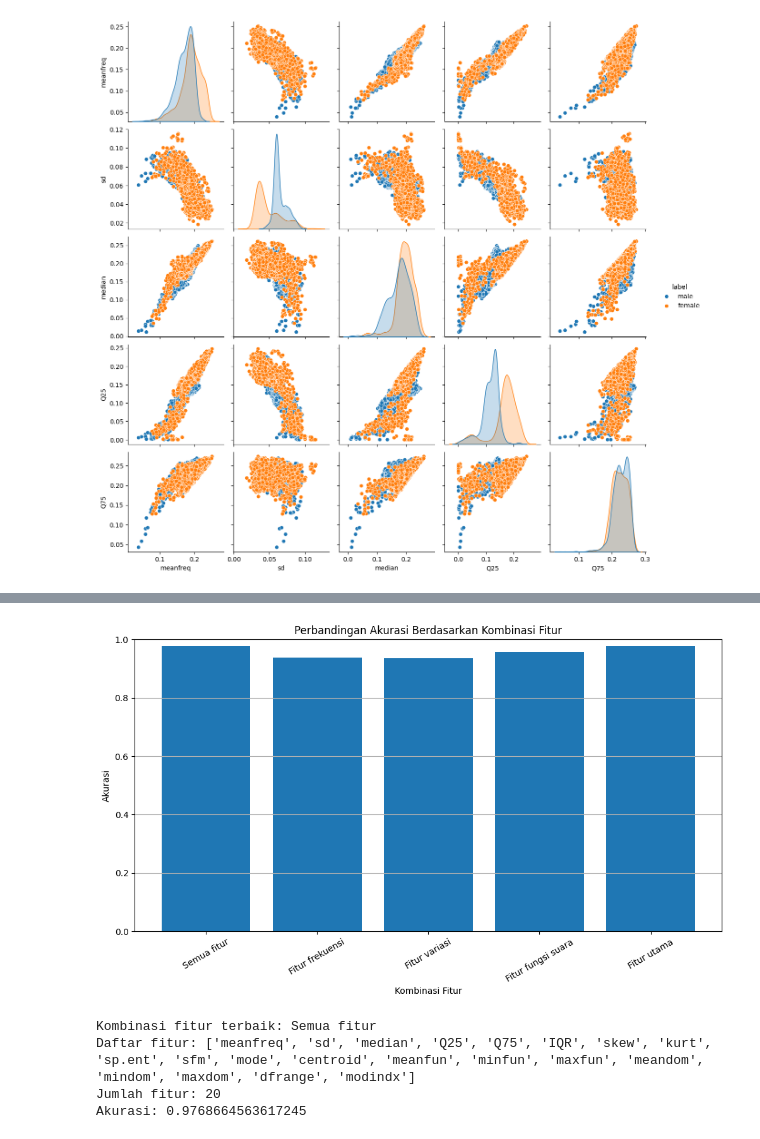
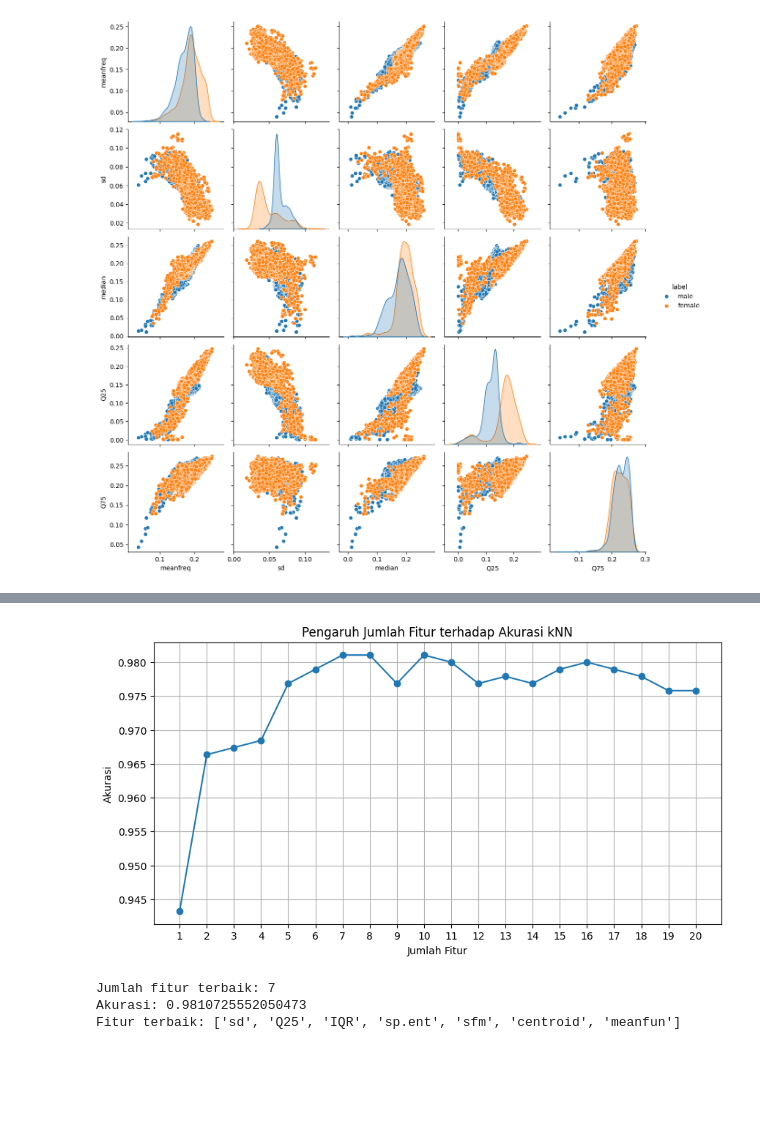
Before and after one commit to Adidtiasmara/pembelajaran-mesin, a Jupyter notebook: JS05/JS05-Tugas 01.ipynb, the cells around one changed output, grey strips where cells are left out. Cells and saved outputs as stored; diff of their text form; code cells hidden in the pictures; blank space fills up the shorter version.

```diff
--- a/JS05/JS05-Tugas 01.ipynb
+++ b/JS05/JS05-Tugas 01.ipynb
@@ -218,0 +146,23 @@ hasil_fitur
+# %%
+hasil_fitur = []
+
+for jumlah_fitur in range(1, X.shape[1] + 1):
+    selector = SelectKBest(score_func=f_classif, k=jumlah_fitur)
+
+    X_train_selected = selector.fit_transform(X_train_scaled, y_train)
+    X_test_selected = selector.transform(X_test_scaled)
+
+    model = KNeighborsClassifier(n_neighbors=3)
+    model.fit(X_train_selected, y_train)
+
+    akurasi = accuracy_score(y_test, model.predict(X_test_selected))
+    fitur_terpilih = X.columns[selector.get_support()].tolist()
+
+    hasil_fitur.append({
+        'jumlah_fitur': jumlah_fitur,
+        'akurasi': akurasi,
+        'fitur': fitur_terpilih
+    })
+
+hasil_fitur = pd.DataFrame(hasil_fitur)
+hasil_fitur[['jumlah_fitur', 'akurasi']]
@@ -219,35 +187,28 @@ hasil_fitur
 # %%
-plt.figure(figsize=(12, 6))
+plt.figure(figsize=(10, 5))
 
-plt.bar(
-    hasil_fitur['Kombinasi fitur'],
-    hasil_fitur['Akurasi']
+plt.plot(
+    hasil_fitur['jumlah_fitur'],
+    hasil_fitur['akurasi'],
+    marker='o'
 )
 
-plt.title('Perbandingan Akurasi Berdasarkan Kombinasi Fitur')
-plt.xlabel('Kombinasi Fitur')
+plt.title('Pengaruh Jumlah Fitur terhadap Akurasi kNN')
+plt.xlabel('Jumlah Fitur')
 plt.ylabel('Akurasi')
-plt.ylim(0, 1)
-plt.xticks(rotation=30)
-plt.grid(axis='y')
-
+plt.xticks(range(1, X.shape[1] + 1))
+plt.grid()
 plt.show()
 # %% [output]
-[figure, old version]
+[figure, new version]
 # %%
-baris_terbaik = hasil_fitur.loc[
-    hasil_fitur['Akurasi'].idxmax()
-]
+baris_terbaik = hasil_fitur.loc[hasil_fitur['akurasi'].idxmax()]
+fitur_terbaik = baris_terbaik['fitur']
 
-nama_fitur_terbaik = baris_terbaik['Kombinasi fitur']
-fitur_terbaik = kombinasi_fitur[nama_fitur_terbaik]
-
-print('Kombinasi fitur terbaik:', nama_fitur_terbaik)
-print('Daftar fitur:', fitur_terbaik)
-print('Jumlah fitur:', len(fitur_terbaik))
-print('Akurasi:', baris_terbaik['Akurasi'])
+print('Jumlah fitur terbaik:', baris_terbaik['jumlah_fitur'])
+print('Akurasi:', baris_terbaik['akurasi'])
+print('Fitur terbaik:', fitur_terbaik)
 # %% [output]
-Kombinasi fitur terbaik: Semua fitur
-Daftar fitur: ['meanfreq', 'sd', 'median', 'Q25', 'Q75', 'IQR', 'skew', 'kurt', 'sp.ent', 'sfm', 'mode', 'centroid', 'meanfun', 'minfun', 'maxfun', 'meandom', 'mindom', 'maxdom', 'dfrange', 'modindx']
-Jumlah fitur: 20
-Akurasi: 0.9768664563617245
+Jumlah fitur terbaik: 7
+Akurasi: 0.9810725552050473
+Fitur terbaik: ['sd', 'Q25', 'IQR', 'sp.ent', 'sfm', 'centroid', 'meanfun']
```
Also changed, not shown: parts of 30 cells of this notebook.
